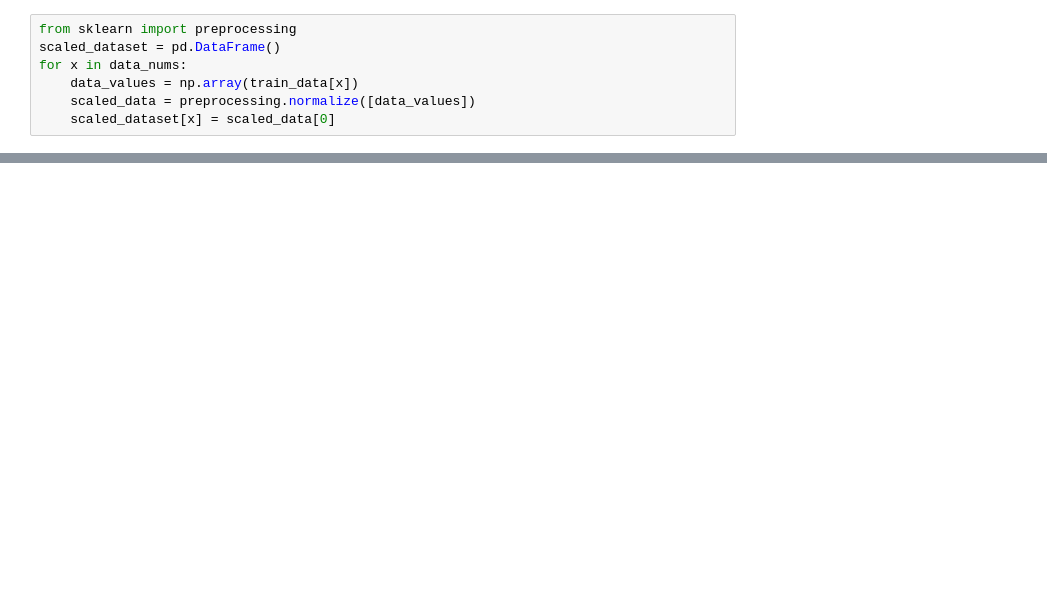
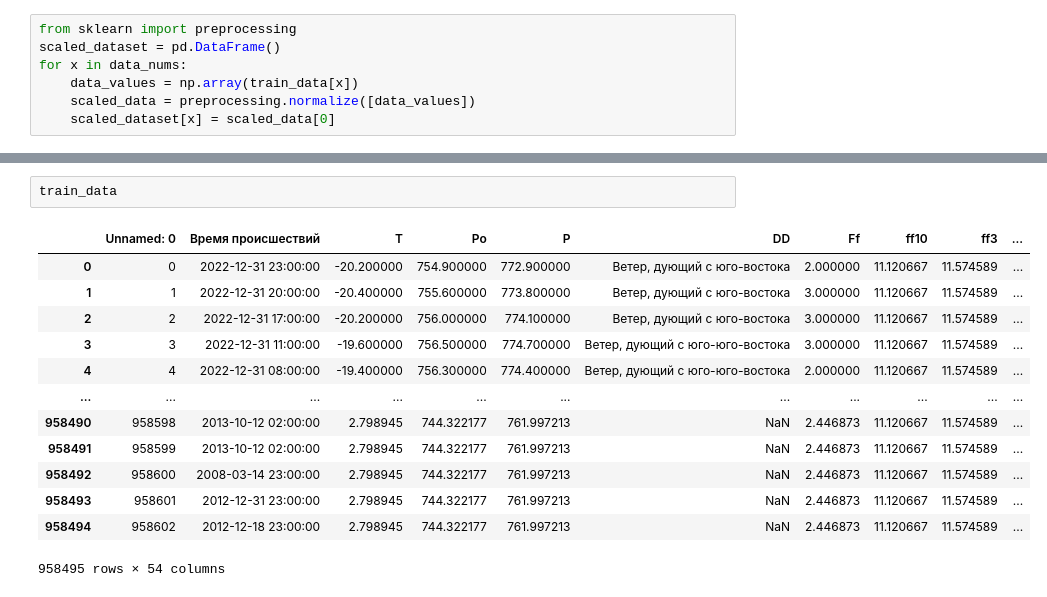
Before and after one commit to Terrorick2020/Projects, a Jupyter notebook: Predicting_hazards/Dataset.ipynb, the cells around one changed output, grey strips where cells are left out. Drawn from its saved outputs; the diff is of its cells as text; blank space fills up the shorter version.

```diff
--- a/Predicting_hazards/Dataset.ipynb
+++ b/Predicting_hazards/Dataset.ipynb
@@ -100 +108,17 @@ Index(['Unnamed: 0', 'Время происшествий', 'T', 'Po', 'P', 'DD'
+# %%
+train_data
+# %% [output]
+|  | Unnamed: 0 | Время происшествий | T | Po | P | DD | Ff | ff10 | ff3 | ... |
+| 0 | 0 | 2022-12-31 23:00:00 | -20.200000 | 754.900000 | 772.900000 | Ветер, дующий с юго-востока | 2.000000 | 11.120667 | 11.574589 | ... |
+| 1 | 1 | 2022-12-31 20:00:00 | -20.400000 | 755.600000 | 773.800000 | Ветер, дующий с юго-востока | 3.000000 | 11.120667 | 11.574589 | ... |
+| 2 | 2 | 2022-12-31 17:00:00 | -20.200000 | 756.000000 | 774.100000 | Ветер, дующий с юго-востока | 3.000000 | 11.120667 | 11.574589 | ... |
+| 3 | 3 | 2022-12-31 11:00:00 | -19.600000 | 756.500000 | 774.700000 | Ветер, дующий с юго-юго-востока | 3.000000 | 11.120667 | 11.574589 | ... |
+| 4 | 4 | 2022-12-31 08:00:00 | -19.400000 | 756.300000 | 774.400000 | Ветер, дующий с юго-юго-востока | 2.000000 | 11.120667 | 11.574589 | ... |
+| ... | ... | ... | ... | ... | ... | ... | ... | ... | ... | ... |
+| 958490 | 958598 | 2013-10-12 02:00:00 | 2.798945 | 744.322177 | 761.997213 | NaN | 2.446873 | 11.120667 | 11.574589 | ... |
+| 958491 | 958599 | 2013-10-12 02:00:00 | 2.798945 | 744.322177 | 761.997213 | NaN | 2.446873 | 11.120667 | 11.574589 | ... |
+| 958492 | 958600 | 2008-03-14 23:00:00 | 2.798945 | 744.322177 | 761.997213 | NaN | 2.446873 | 11.120667 | 11.574589 | ... |
+| 958493 | 958601 | 2012-12-31 23:00:00 | 2.798945 | 744.322177 | 761.997213 | NaN | 2.446873 | 11.120667 | 11.574589 | ... |
+| 958494 | 958602 | 2012-12-18 23:00:00 | 2.798945 | 744.322177 | 761.997213 | NaN | 2.446873 | 11.120667 | 11.574589 | ... |
+958495 rows × 54 columns
 # %%
```
Also changed, not shown: parts of 11 cells of this notebook, 3 other files.
